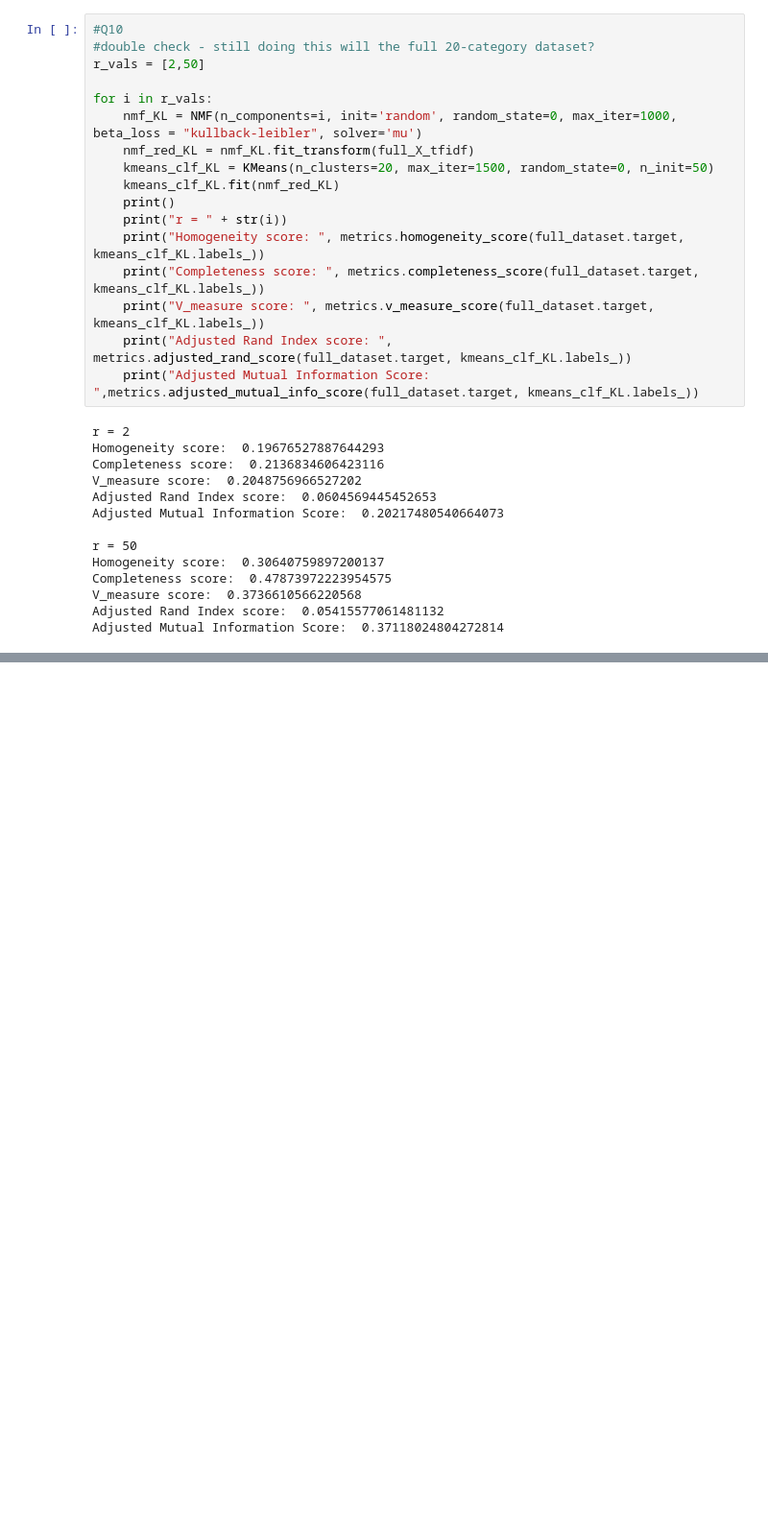
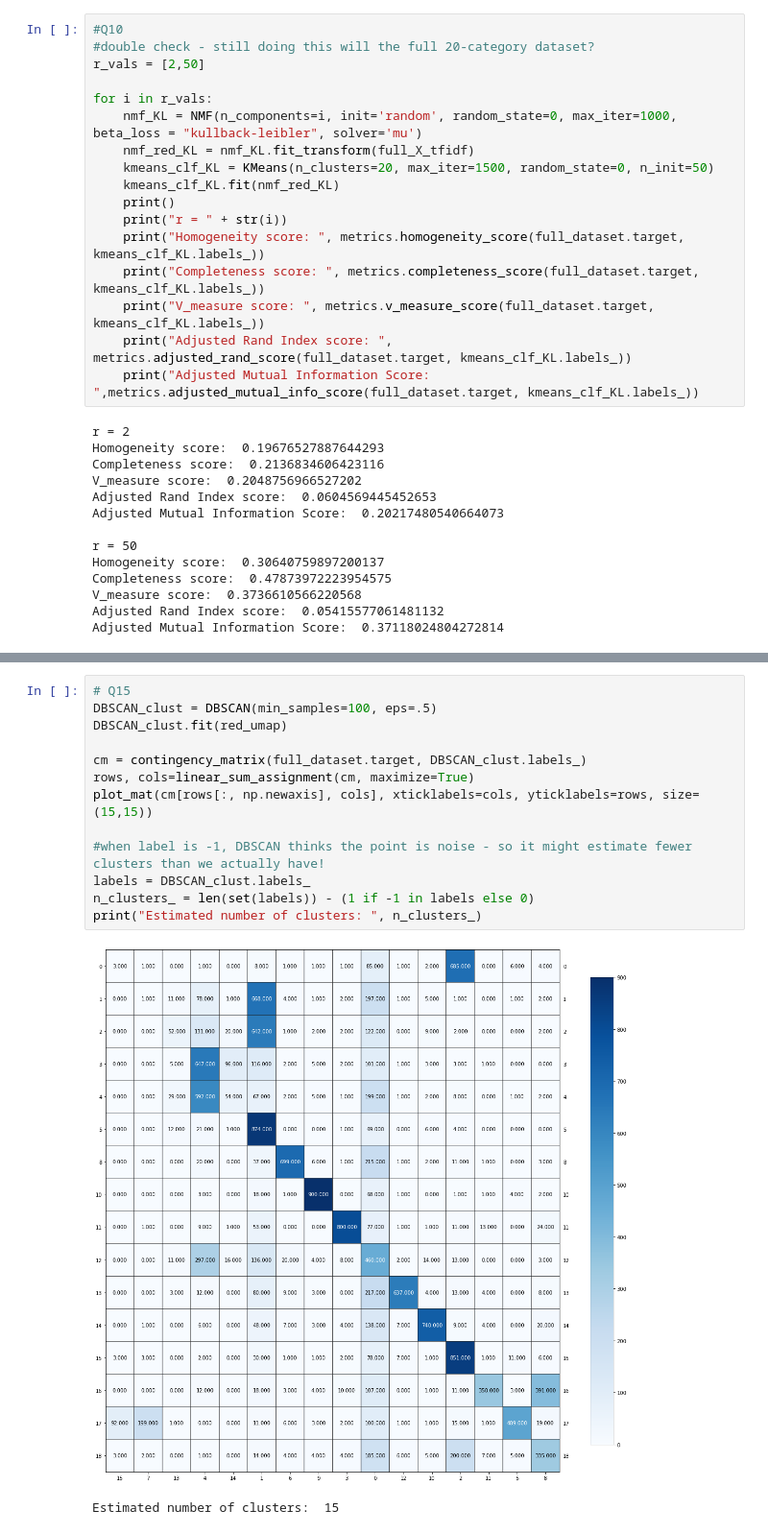
Before and after one commit to ztucker4/ECE219_Winter2021, a Jupyter notebook: Project_2/Project_2.ipynb, the cells around one changed output, grey strips where cells are left out. Shown at 96% size. Cells and saved outputs as stored; diff of their text form; blank space fills up the shorter version.

```diff
--- a/Project_2/Project_2.ipynb
+++ b/Project_2/Project_2.ipynb
@@ -394,0 +446,16 @@ Adjusted Mutual Information Score:  0.027554651619732595
+# %%
+# Q15
+DBSCAN_clust = DBSCAN(min_samples=100, eps=.5)
+DBSCAN_clust.fit(red_umap)
+
+cm = contingency_matrix(full_dataset.target, DBSCAN_clust.labels_)
+rows, cols=linear_sum_assignment(cm, maximize=True)
+plot_mat(cm[rows[:, np.newaxis], cols], xticklabels=cols, yticklabels=rows, size=(15,15))
+
+#when label is -1, DBSCAN thinks the point is noise - so it might estimate fewer clusters than we actually have!
+labels = DBSCAN_clust.labels_
+n_clusters_ = len(set(labels)) - (1 if -1 in labels else 0)
+print("Estimated number of clusters: ", n_clusters_)
+# %% [output]
+[figure, added]
+Estimated number of clusters:  15
```
Also changed, not shown: parts of 5 cells of this notebook.
